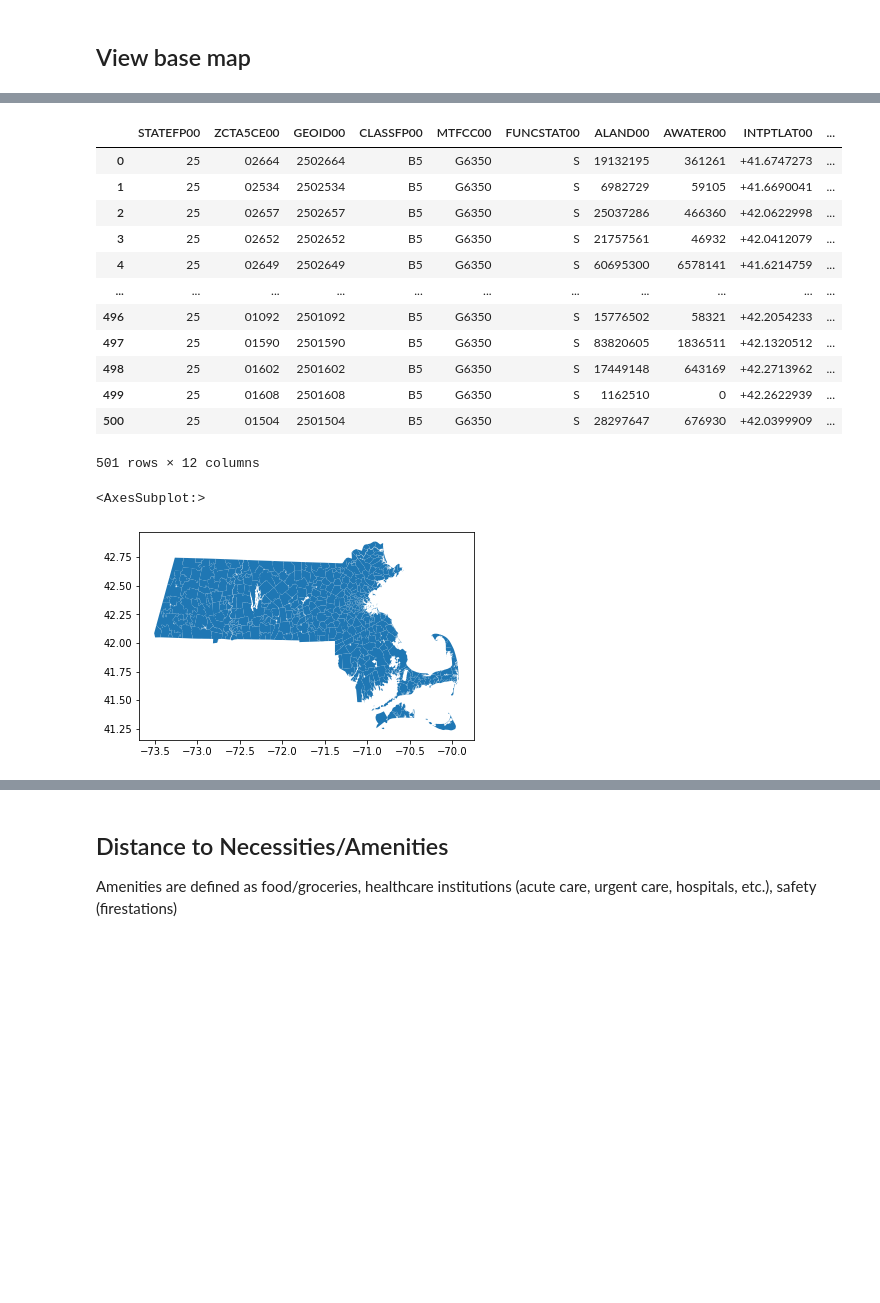
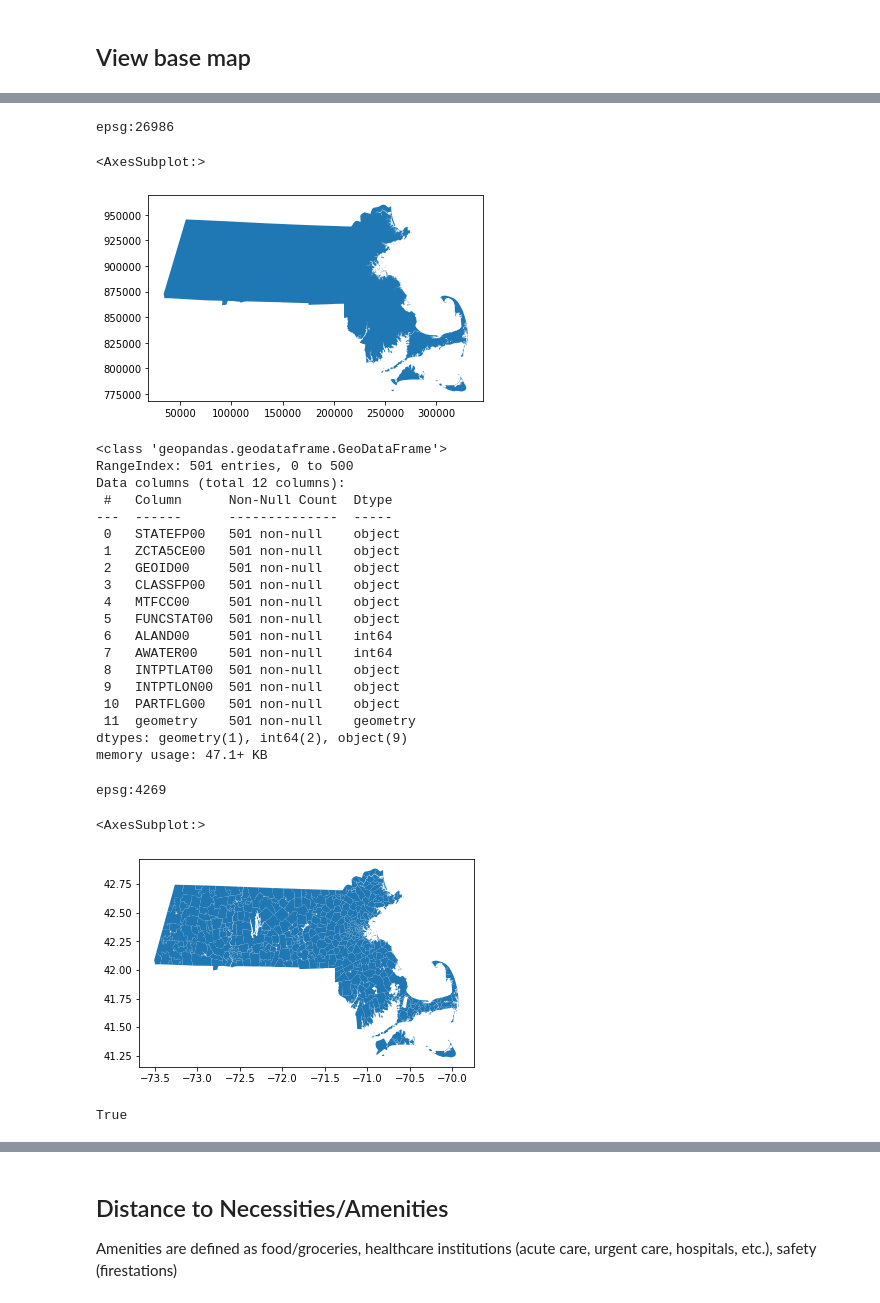
Before and after one commit to jcheng02/uep239-final-project, a Jupyter notebook: jcheng02_uep239_final_project.ipynb, the cells around one changed output, grey strips where cells are left out. Saved outputs shown, nothing was run; the diff lists cells and outputs as text; code cells hidden in the pictures; blank space fills up the shorter version.

```diff
--- a/jcheng02_uep239_final_project.ipynb
+++ b/jcheng02_uep239_final_project.ipynb
@@ -59,0 +37,3 @@ mpo.plot()
+# %%
+outline_25k = gpd.read_file("./data/outline25k/OUTLINE25K_POLY.shp")
+outline_25k.info()
@@ -60,22 +53,43 @@ mpo.plot()
+# %%
+print(outline_25k.crs)
+outline_25k.plot()
+# %% [output]
+epsg:26986
+<AxesSubplot:>
+[figure, added]
 # %%
 ma_zcta = gpd.read_file("./data/tl_2010_25_zcta500/tl_2010_25_zcta500.shp")
-ma_zcta
+ma_zcta.info()
 # %% [output]
-|  | STATEFP00 | ZCTA5CE00 | GEOID00 | CLASSFP00 | MTFCC00 | FUNCSTAT00 | ALAND00 | AWATER00 | INTPTLAT00 | ... |
-| 0 | 25 | 02664 | 2502664 | B5 | G6350 | S | 19132195 | 361261 | +41.6747273 | ... |
-| 1 | 25 | 02534 | 2502534 | B5 | G6350 | S | 6982729 | 59105 | +41.6690041 | ... |
-| 2 | 25 | 02657 | 2502657 | B5 | G6350 | S | 25037286 | 466360 | +42.0622998 | ... |
-| 3 | 25 | 02652 | 2502652 | B5 | G6350 | S | 21757561 | 46932 | +42.0412079 | ... |
-| 4 | 25 | 02649 | 2502649 | B5 | G6350 | S | 60695300 | 6578141 | +41.6214759 | ... |
-| ... | ... | ... | ... | ... | ... | ... | ... | ... | ... | ... |
-| 496 | 25 | 01092 | 2501092 | B5 | G6350 | S | 15776502 | 58321 | +42.2054233 | ... |
-| 497 | 25 | 01590 | 2501590 | B5 | G6350 | S | 83820605 | 1836511 | +42.1320512 | ... |
-| 498 | 25 | 01602 | 2501602 | B5 | G6350 | S | 17449148 | 643169 | +42.2713962 | ... |
-| 499 | 25 | 01608 | 2501608 | B5 | G6350 | S | 1162510 | 0 | +42.2622939 | ... |
-| 500 | 25 | 01504 | 2501504 | B5 | G6350 | S | 28297647 | 676930 | +42.0399909 | ... |
-501 rows × 12 columns
+<class 'geopandas.geodataframe.GeoDataFrame'>
+RangeIndex: 501 entries, 0 to 500
+Data columns (total 12 columns):
+ #   Column      Non-Null Count  Dtype
+---  ------      --------------  -----
+ 0   STATEFP00   501 non-null    object
+ 1   ZCTA5CE00   501 non-null    object
+ 2   GEOID00     501 non-null    object
+ 3   CLASSFP00   501 non-null    object
+ 4   MTFCC00     501 non-null    object
+ 5   FUNCSTAT00  501 non-null    object
+ 6   ALAND00     501 non-null    int64
+ 7   AWATER00    501 non-null    int64
+ 8   INTPTLAT00  501 non-null    object
+ 9   INTPTLON00  501 non-null    object
+ 10  PARTFLG00   501 non-null    object
+ 11  geometry    501 non-null    geometry
+dtypes: geometry(1), int64(2), object(9)
+memory usage: 47.1+ KB
 # %%
+print(ma_zcta.crs)
 ma_zcta.plot()
 # %% [output]
-<AxesSubplot:>
+epsg:4269
+<AxesSubplot:>
 [figure]
+# %%
+outline_25k = outline_25k.to_crs('epsg:6491')
+ma_zcta = ma_zcta.to_crs('epsg:6491')
+outline_25k.crs == ma_zcta.crs
+# %% [output]
+True
```
Also changed, not shown: parts of 12 cells of this notebook.
